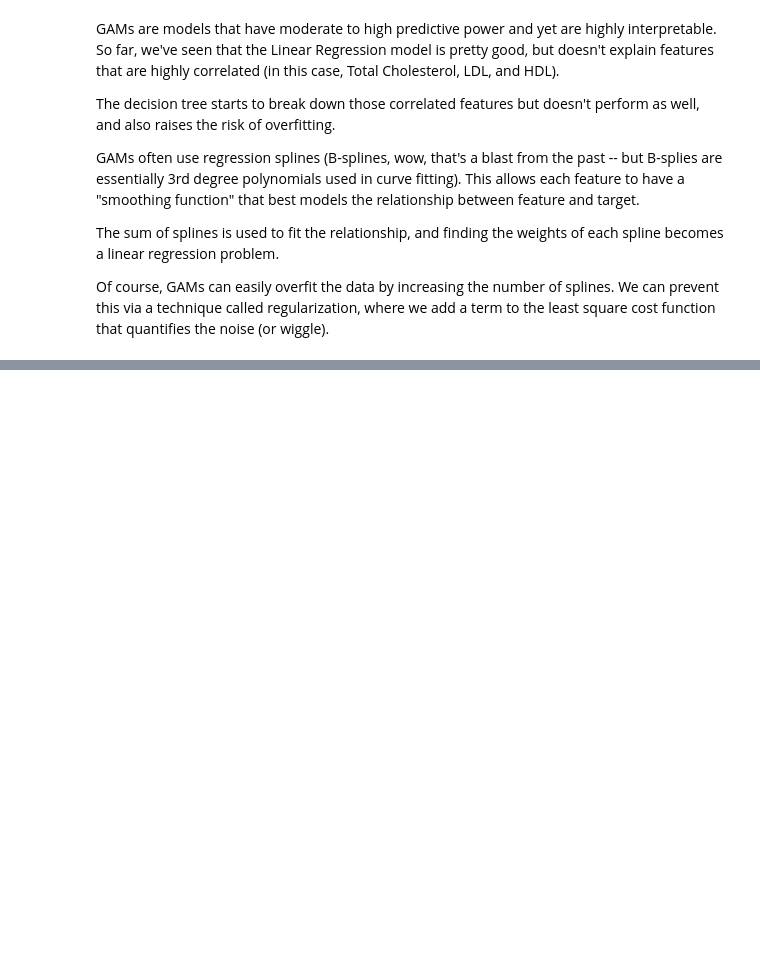
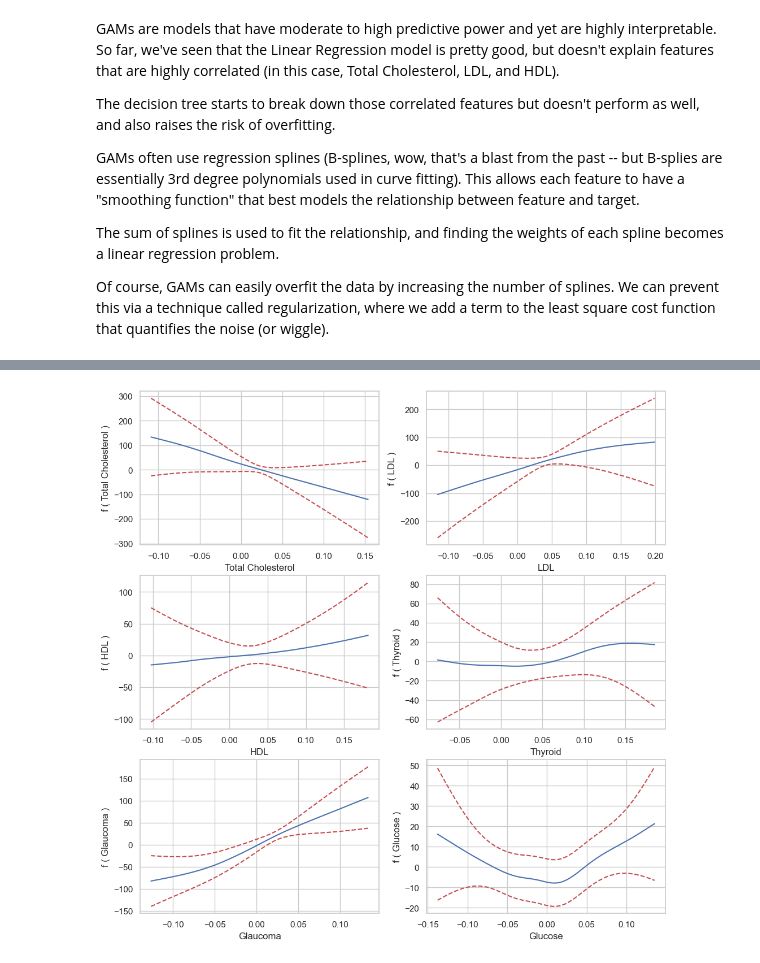
Before and after one commit to jcarlson23/generative-ai-explorations, a Jupyter notebook: chap3/white-box-models.ipynb, the cells around one changed output, grey strips where cells are left out. Drawn from its saved outputs; the diff is of its cells as text; code cells hidden in the pictures; blank space fills up the shorter version.

```diff
--- a/chap3/white-box-models.ipynb
+++ b/chap3/white-box-models.ipynb
@@ -346,0 +392,17 @@ print("MAE is %4.2f" % mae)
+# %%
+grid_locs2 = [(0, 0), (0, 1),
+             (1, 0), (1, 1),
+             (2, 0), (2, 1)]
+fig2, ax2 = plt.subplots(3, 2, figsize=(12, 12))
+for i, feature in enumerate(feature_names[4:]):
+    idx = i + 4
+    gl = grid_locs2[i]
+    XX = gam.generate_X_grid(term=idx)
+    ax2[gl[0], gl[1]].plot(XX[:, idx], gam.partial_dependence(term=idx, X=XX))
+    ax2[gl[0], gl[1]].plot(XX[:, idx], gam.partial_dependence(term=idx, X=XX, width=.95)[1], c='r', ls='--')
+    ax2[gl[0], gl[1]].set_xlabel('%s' % feature)
+    ax2[gl[0], gl[1]].set_ylabel('f ( %s )' % feature)
+fig2.savefig('chapter_02_gam_pdp_blood_serum_features.png', dpi=300, bbox_inches='tight');
+fig2.savefig('chapter_02_gam_pdp_blood_serum_features.pdf', format='pdf', dpi=300, bbox_inches='tight');
+# %% [output]
+[figure, added]
```
Also changed, not shown: parts of 7 cells of this notebook, 11 other files.
